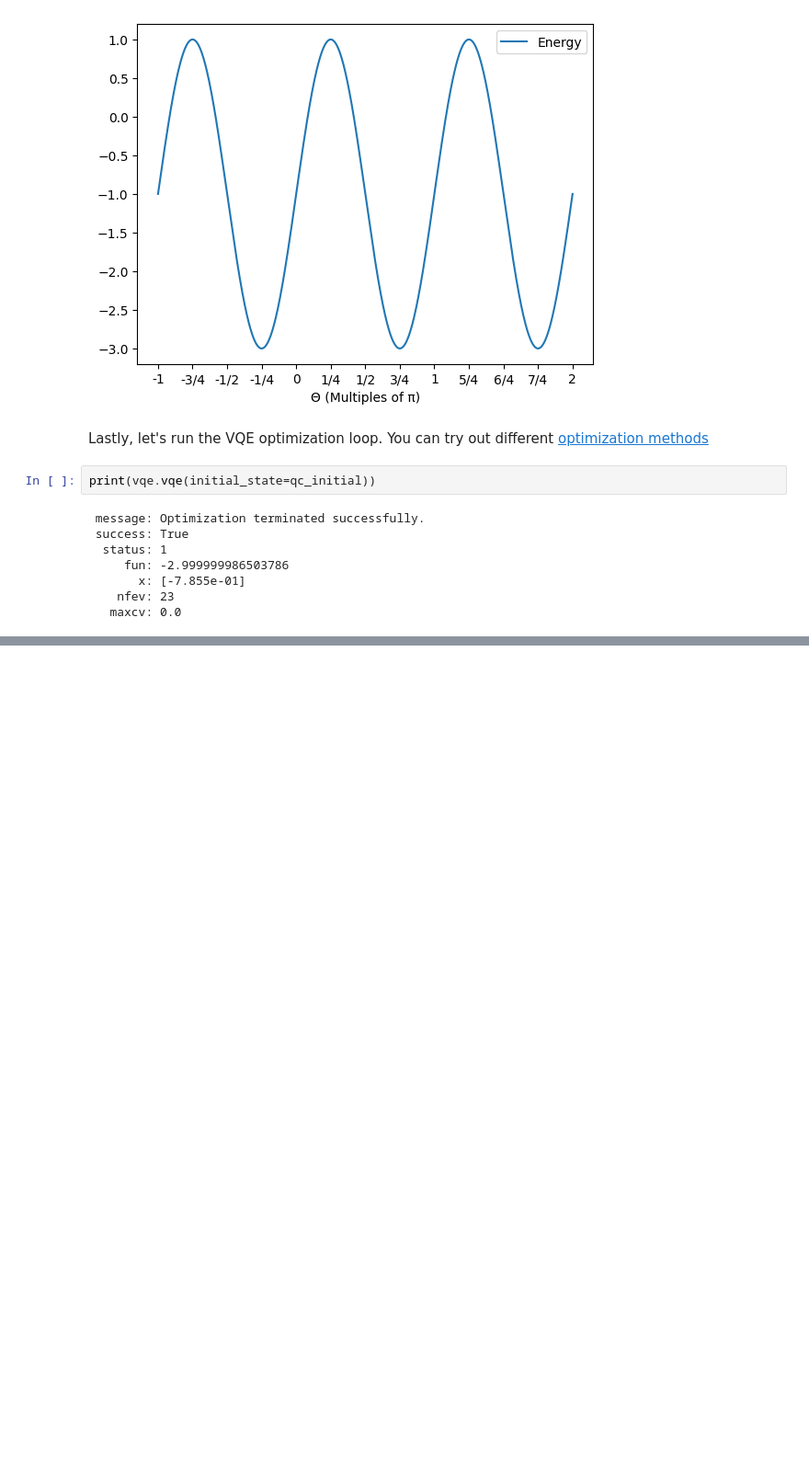
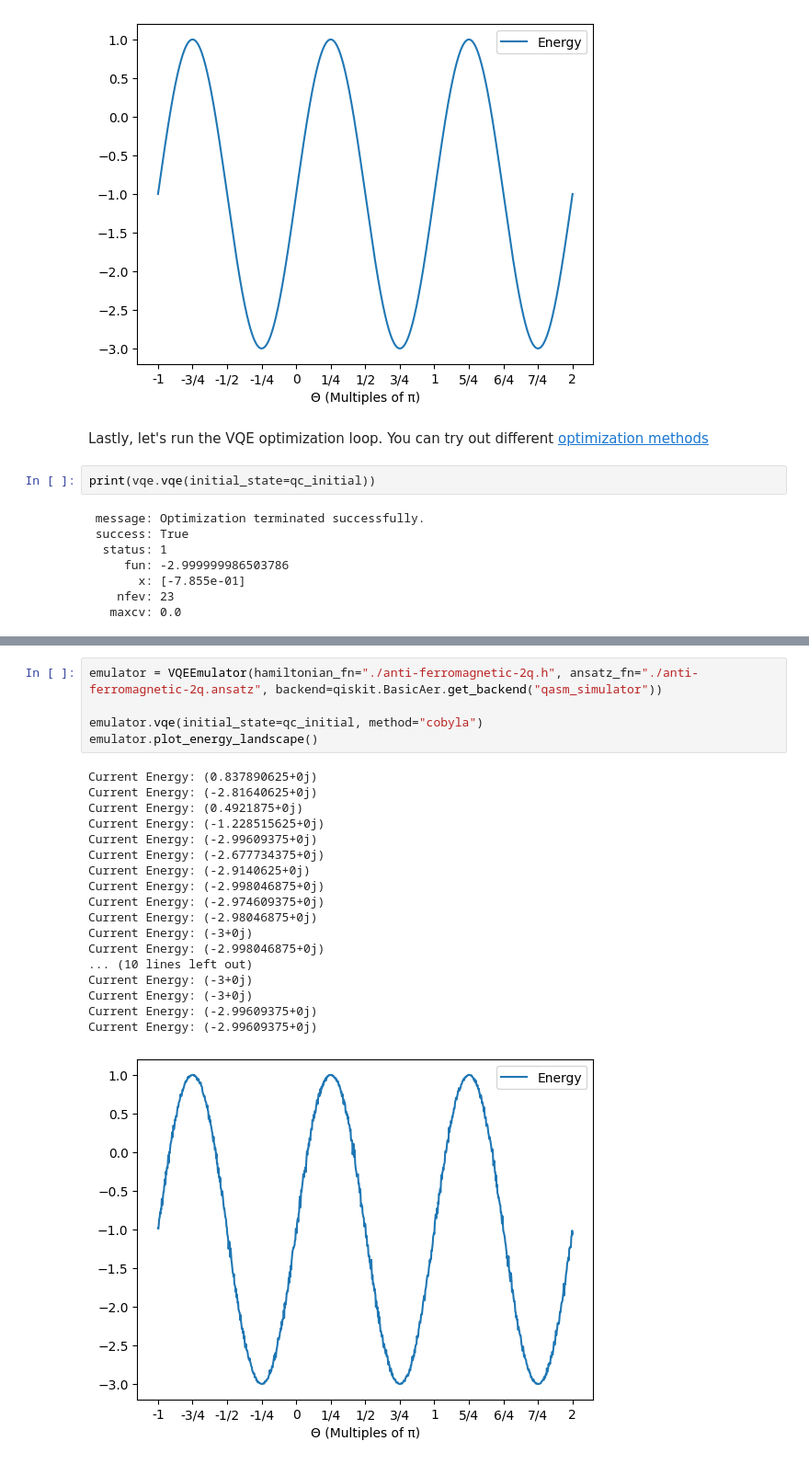
Before and after one commit to msqc-goethe/QasmParserNotebook, a Jupyter notebook: QasmParserLibrary.ipynb, the cells around one changed output, grey strips where cells are left out. Shown at 92% size. Drawn from its saved outputs; the diff is of its cells as text; blank space fills up the shorter version.

```diff
--- a/QasmParserLibrary.ipynb
+++ b/QasmParserLibrary.ipynb
@@ -615,0 +1049,24 @@ Important to note, we did not need to construct a new *QuantumCircuit* each time
+# %%
+emulator = VQEEmulator(hamiltonian_fn="./anti-ferromagnetic-2q.h", ansatz_fn="./anti-ferromagnetic-2q.ansatz", backend=qiskit.BasicAer.get_backend("qasm_simulator"))
+
+emulator.vqe(initial_state=qc_initial, method="cobyla")
+emulator.plot_energy_landscape()
+# %% [output]
+Current Energy: (0.837890625+0j)
+Current Energy: (-2.81640625+0j)
+Current Energy: (0.4921875+0j)
+Current Energy: (-1.228515625+0j)
+Current Energy: (-2.99609375+0j)
+Current Energy: (-2.677734375+0j)
+Current Energy: (-2.9140625+0j)
+Current Energy: (-2.998046875+0j)
+Current Energy: (-2.974609375+0j)
+Current Energy: (-2.98046875+0j)
+Current Energy: (-3+0j)
+Current Energy: (-2.998046875+0j)
+... (10 lines left out)
+Current Energy: (-3+0j)
+Current Energy: (-3+0j)
+Current Energy: (-2.99609375+0j)
+Current Energy: (-2.99609375+0j)
+[figure, added]
```
Also changed, not shown: parts of 2 cells of this notebook.
